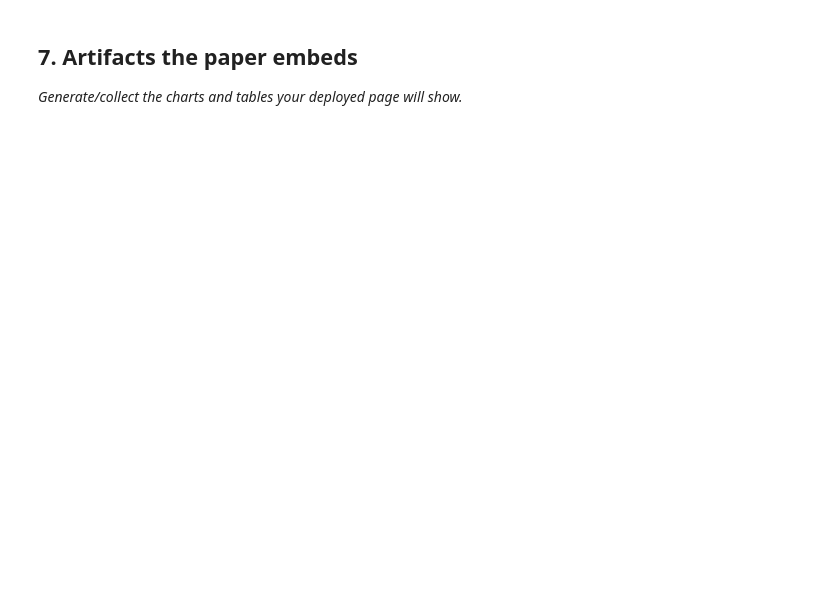
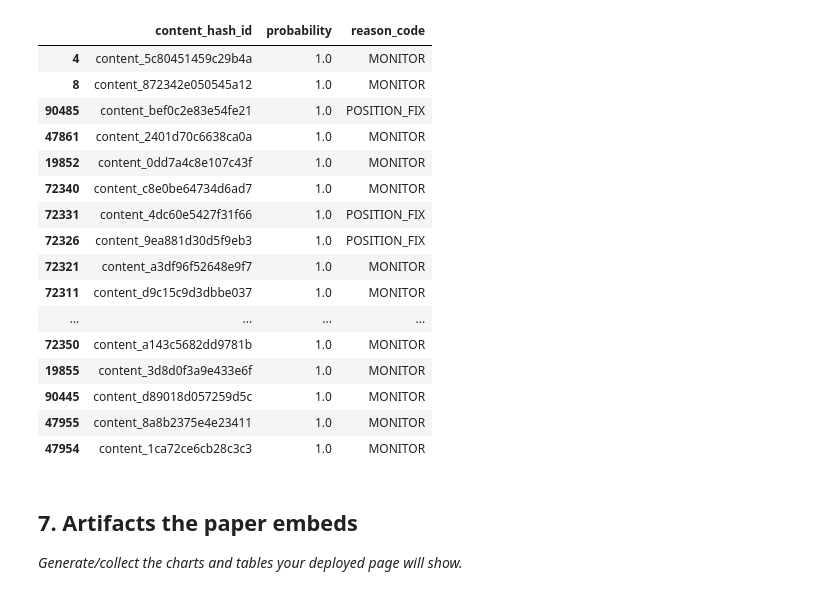
Before and after one commit to shahzaibazhar895-bit/FlyRank_ai_Internship, a Jupyter notebook: work/notebooks/capstone.ipynb, the cells around one changed output. Cells and saved outputs as stored; diff of their text form; code cells hidden in the pictures; blank space fills up the shorter version.

```diff
--- a/work/notebooks/capstone.ipynb
+++ b/work/notebooks/capstone.ipynb
@@ -33,3 +316,60 @@ This skeleton is yours to fill. Work the sections **in order** — each one has
+# %%
+import numpy as np
+
+df["probability"] = model.predict_proba(X)[:,1]
+
+# Pre-calculate medians to avoid recalculating in each row operation
+median_impressions = df["impressions"].median()
+median_clicks = df["clicks"].median()
+median_sessions = df["sessions"].median()
+
+# Define conditions for vectorized assignment
+conditions = [
+    (df["impressions"] > median_impressions) & (df["clicks"] < median_clicks),
+    df["avg_position"] > 20,
+    df["sessions"] < median_sessions
+]
+
+# Define corresponding choices
+choices = [
+    "CTR_FIX",
+    "POSITION_FIX",
+    "LOW_ENGAGEMENT"
+]
+
+# Apply vectorized selection
+df["reason_code"] = np.select(conditions, choices, default="MONITOR")
+
+recommendations = df.sort_values(
+    "probability",
+    ascending=False
+)
+
+recommendations[
+[
+"content_hash_id",
+"probability",
+"reason_code"
+]
+].head(20)
+# %% [output]
+|  | content_hash_id | probability | reason_code |
+| 4 | content_5c80451459c29b4a | 1.0 | MONITOR |
+| 8 | content_872342e050545a12 | 1.0 | MONITOR |
+| 90485 | content_bef0c2e83e54fe21 | 1.0 | POSITION_FIX |
+| 47861 | content_2401d70c6638ca0a | 1.0 | MONITOR |
+| 19852 | content_0dd7a4c8e107c43f | 1.0 | MONITOR |
+| 72340 | content_c8e0be64734d6ad7 | 1.0 | MONITOR |
+| 72331 | content_4dc60e5427f31f66 | 1.0 | POSITION_FIX |
+| 72326 | content_9ea881d30d5f9eb3 | 1.0 | POSITION_FIX |
+| 72321 | content_a3df96f52648e9f7 | 1.0 | MONITOR |
+| 72311 | content_d9c15c9d3dbbe037 | 1.0 | MONITOR |
+| ... | ... | ... | ... |
+| 72350 | content_a143c5682dd9781b | 1.0 | MONITOR |
+| 19855 | content_3d8d0f3a9e433e6f | 1.0 | MONITOR |
+| 90445 | content_d89018d057259d5c | 1.0 | MONITOR |
+| 47955 | content_8a8b2375e4e23411 | 1.0 | MONITOR |
+| 47954 | content_1ca72ce6cb28c3c3 | 1.0 | MONITOR |
 # %% [markdown]
 ## 7. Artifacts the paper embeds
 
```
Also changed, not shown: parts of 27 cells of this notebook.
